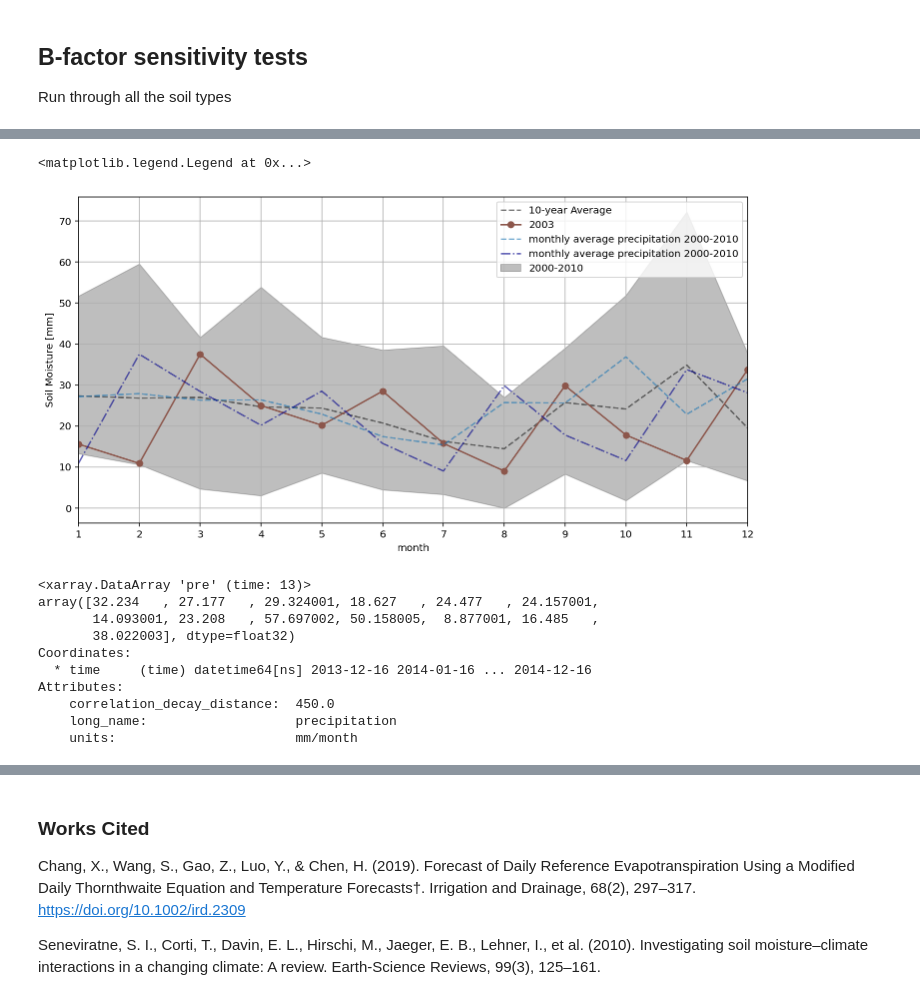
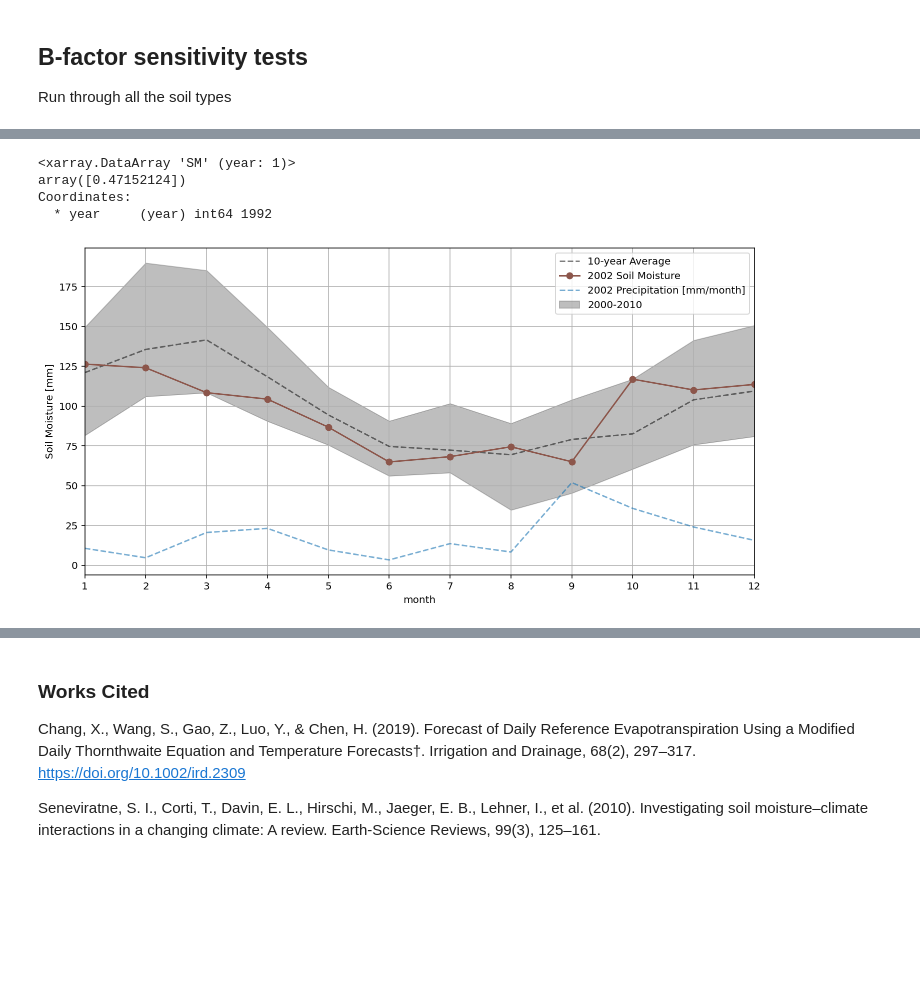
Before and after one commit to zentouro/soil-moisture-model, a Jupyter notebook: soil-moisture-bucket-project.ipynb, the cells around one changed output, grey strips where cells are left out. Cells and saved outputs as stored; diff of their text form; code cells hidden in the pictures; blank space fills up the shorter version.

```diff
--- a/soil-moisture-bucket-project.ipynb
+++ b/soil-moisture-bucket-project.ipynb
@@ -490,14 +603,10 @@ Soil type:
 
 US Drought Monitor: https://www.drought.gov/historical-information?state=utah&dataset=0&selectedDateUSDM=20030610
 # %%
-date_ini = '2000-1'
-date_end = '2010-12'
-full_date_params = {'time': [date_ini, date_end]}
 # utah
 region_params = {'lat':[37,42], 'lon':[-114, -109]}
-# small region
-#region_params = {'lat':[37,38], 'lon':[-110, -109]}
-wilt = 30
+
+wilt = 65
 crit = 150 #loamy sand
 
 import cartopy.crs as ccrs
@@ -517,8 +626,12 @@ ax.coastlines()
 ax.gridlines()
 ax.stock_img()
 
-pre_ds.sel(lat=slice(*region_params['lat']), lon=slice(*region_params['lon']), time=slice(*date_params['time'])).mean('time', keep_attrs = True).pre.plot(transform = ccrs.PlateCarree())
+pre_ds.sel(lat=slice(*region_params['lat']), lon=slice(*region_params['lon'])).mean('time', keep_attrs = True).pre.plot(transform = ccrs.PlateCarree())
 
-SM_utah, Epot_Calc = model.bucket_integration(CRUpet = False, lat = region_params['lat'], lon = region_params['lon'], date_ini = date_ini, date_end = date_end,
-                                                    wilt = wilt, crit = crit, plotplots = False)
+SM_utah, Epot_Calc = model.bucket_integration(CRUpet = False,
+                                              lat = region_params['lat'], lon = region_params['lon'],
+                                              wilt = wilt, crit = crit,
+                                              plotplots = False)
+
+plt.savefig('figures/utah.png', dpi = 300)
 # %% [output]
@@ -531,48 +704,36 @@ SM_utah_2004, Epot_Calc = model.bucket_integration(CRUpet = False, lat = region_
+# %%
+Summer_Anoms.isel(year=(Summer_Anoms.year == 2002))
+Summer_Anoms.isel(year=(Summer_Anoms.year == 1992))
+# %% [output]
+<xarray.DataArray 'SM' (year: 1)>
+array([0.47152124])
+Coordinates:
+  * year     (year) int64 1992
 # %%
-# just major drought year
-date_ini = '2002-12'
-date_end = '2003-12'
-date_params_2003 = {'time': [date_ini, date_end]}
-SM_utah_2003, Epot_Calc = model.bucket_integration(CRUpet = False, lat = region_params['lat'], lon = region_params['lon'], date_ini = date_ini, date_end = date_end,
-                                                    wilt = wilt, crit = crit, plotplots = False)
+SM_utah_20002010 = SM_utah.sel(time=slice('2000-01-01','2010-12-31'))
+SM_utah_2002 = SM_utah.isel(time=(SM_utah.time.dt.year==2002))
 # %%
-utah_max = SM_utah.SM.groupby('time.month').max()
-utah_min = SM_utah.SM.groupby('time.month').min()
+utah_max = SM_utah_20002010.SM.groupby('time.month').max()
+utah_min = SM_utah_20002010.SM.groupby('time.month').min()
 # %%
+date_params_2002 = {'time': ['2002-01', '2002-12']}
+
 plt.figure()
 
 plt.fill_between(utah_min.month, utah_max, utah_min, color = 'tab:grey', alpha = 0.5, label = '2000-2010')
-SM_utah.SM.groupby('time.month').mean().plot(linestyle = '--', alpha = 0.5, color = 'black', label = '10-year Average')
-SM_utah_2003.SM.groupby('time.month').mean().plot(marker = 'o', color = 'tab:brown', label = '2003')
+SM_utah_20002010.SM.groupby('time.month').mean().plot(linestyle = '--', alpha = 0.5, color = 'black', label = '10-year Average')
+SM_utah_2002.SM.groupby('time.month').mean().plot(marker = 'o', color = 'tab:brown', label = '2002 Soil Moisture')
 
 pre_ds.sel(lat=slice(*region_params['lat']),
            lon=slice(*region_params['lon']),
-           time=slice(*full_date_params['time'])).mean(['lon', 'lat'], keep_attrs = True).pre.groupby('time.month').mean().plot(color = 'tab:blue', linestyle = '--', alpha = 0.6, label = 'monthly average precipitation 2000-2010')
-
-pre_ds.sel(lat=slice(*region_params['lat']),
-           lon=slice(*region_params['lon']),
-           time=slice(*date_params_2003['time'])).mean(['lon', 'lat'], keep_attrs = True).pre.groupby('time.month').mean().plot(color = 'darkblue', linestyle = '-.', alpha = 0.6, label = 'monthly average precipitation 2000-2010')
+           time=slice(*date_params_2002['time'])).mean(['lon', 'lat'], keep_attrs = True).pre.groupby('time.month').mean().plot(color = 'tab:blue', linestyle = '--', alpha = 0.6, label = '2002 Precipitation [mm/month]')
 
 plt.xlim([1,12])
 plt.xticks([1,2,3,4,5,6,7,8,9,10,11,12])
 plt.ylabel('Soil Moisture [mm]')
 plt.grid()
 plt.legend()
+
+plt.savefig('figures/utah-2003-drought.png', dpi = 300)
 # %% [output]
-<matplotlib.legend.Legend at 0x...>
-[figure, old version]
+[figure, new version]
-# %%
-pre_ds.sel(lat=slice(*region_params['lat']),
-           lon=slice(*region_params['lon']),
-           time=slice(*date_params['time'])).mean(['lon', 'lat'], keep_attrs = True).pre
-# %% [output]
-<xarray.DataArray 'pre' (time: 13)>
-array([32.234   , 27.177   , 29.324001, 18.627   , 24.477   , 24.157001,
-       14.093001, 23.208   , 57.697002, 50.158005,  8.877001, 16.485   ,
-       38.022003], dtype=float32)
-Coordinates:
-  * time     (time) datetime64[ns] 2013-12-16 2014-01-16 ... 2014-12-16
-Attributes:
-    correlation_decay_distance:  450.0
-    long_name:                   precipitation
-    units:                       mm/month
```
Also changed, not shown: parts of 25 cells of this notebook, 13 other files.
